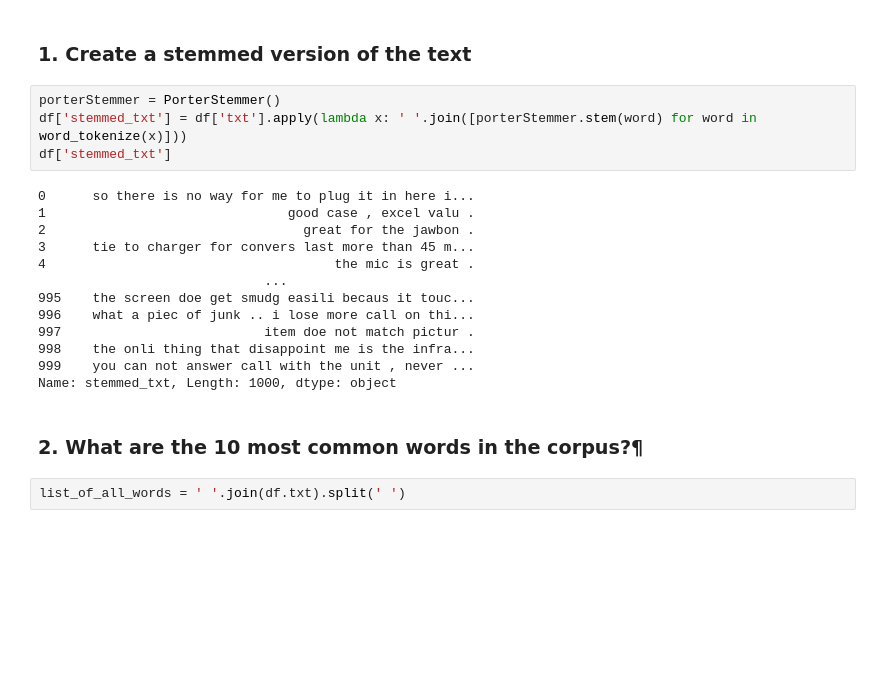
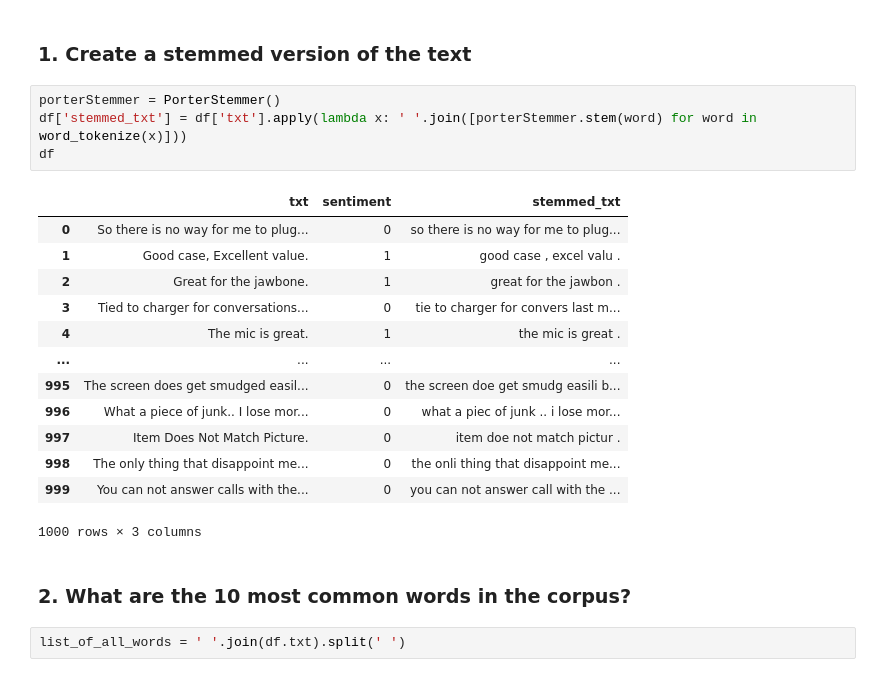
Before and after one commit to yairhoresh/Afeka, a Jupyter notebook: class_exercise_tfidf_simple_classifier.ipynb, the cells around one changed output. Drawn from its saved outputs; the diff is of its cells as text; blank space fills up the shorter version.

```diff
--- a/class_exercise_tfidf_simple_classifier.ipynb
+++ b/class_exercise_tfidf_simple_classifier.ipynb
@@ -42,22 +38,23 @@ df
 # %%
 porterStemmer = PorterStemmer()
 df['stemmed_txt'] = df['txt'].apply(lambda x: ' '.join([porterStemmer.stem(word) for word in word_tokenize(x)]))
-df['stemmed_txt']
+df
 # %% [output]
+|  | txt | sentiment | stemmed_txt |
+| 0 | So there is no way for me to plug... | 0 | so there is no way for me to plug... |
+| 1 | Good case, Excellent value. | 1 | good case , excel valu . |
+| 2 | Great for the jawbone. | 1 | great for the jawbon . |
+| 3 | Tied to charger for conversations... | 0 | tie to charger for convers last m... |
+| 4 | The mic is great. | 1 | the mic is great . |
+| ... | ... | ... | ... |
+| 995 | The screen does get smudged easil... | 0 | the screen doe get smudg easili b... |
+| 996 | What a piece of junk.. I lose mor... | 0 | what a piec of junk .. i lose mor... |
+| 997 | Item Does Not Match Picture. | 0 | item doe not match pictur . |
+| 998 | The only thing that disappoint me... | 0 | the onli thing that disappoint me... |
+| 999 | You can not answer calls with the... | 0 | you can not answer call with the ... |
-0      so there is no way for me to plug it in here i...
-1                               good case , excel valu .
-2                                 great for the jawbon .
-3      tie to charger for convers last more than 45 m...
-4                                     the mic is great .
-                             ...
-995    the screen doe get smudg easili becaus it touc...
-996    what a piec of junk .. i lose more call on thi...
-997                          item doe not match pictur .
-998    the onli thing that disappoint me is the infra...
-999    you can not answer call with the unit , never ...
-Name: stemmed_txt, Length: 1000, dtype: object
+1000 rows × 3 columns
 # %% [markdown]
-### 2. What are the 10 most common words in the corpus?¶
+### 2. What are the 10 most common words in the corpus?
 # %%
 list_of_all_words = ' '.join(df.txt).split(' ')
 # %%
```
Also changed, not shown: parts of 7 cells of this notebook.
